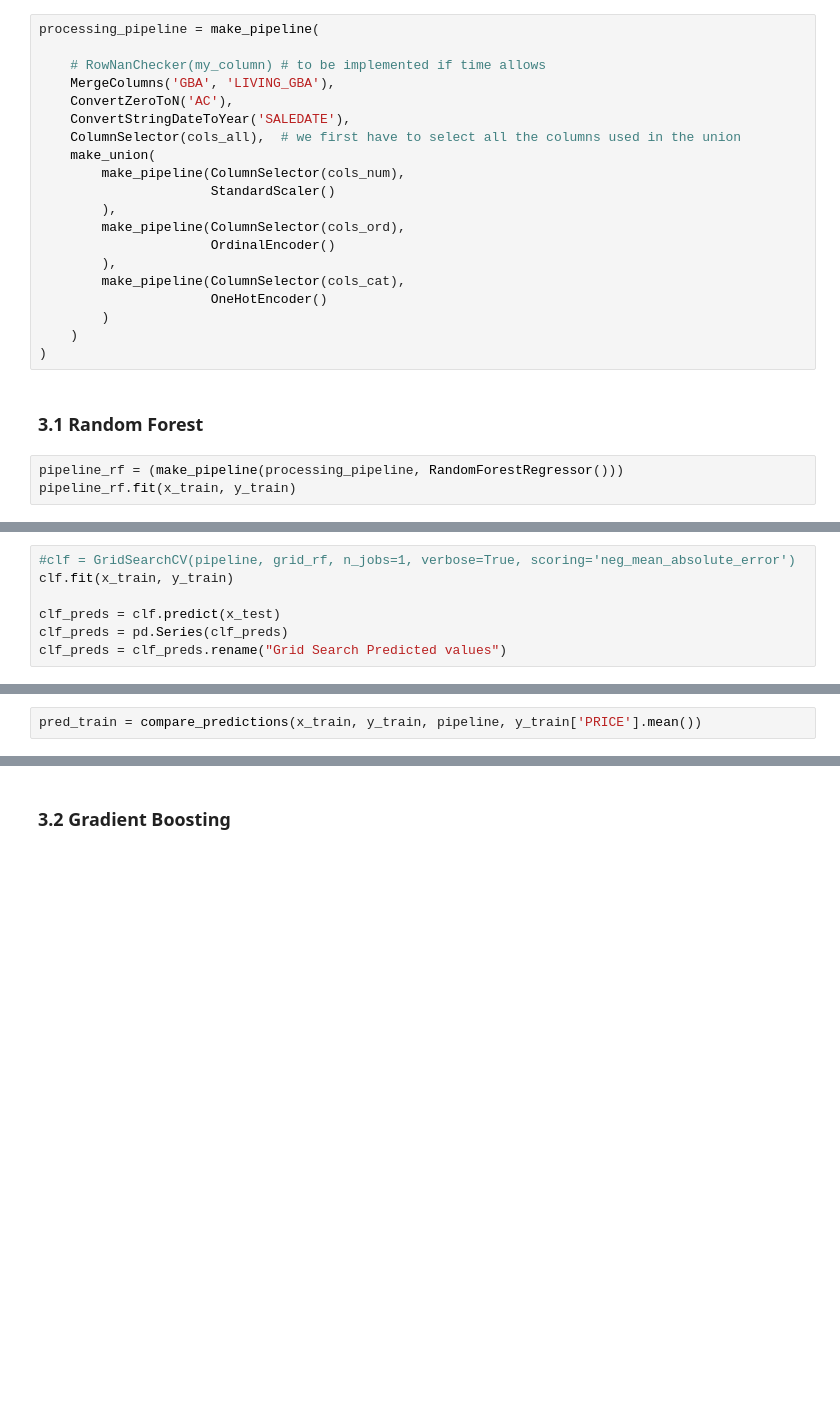
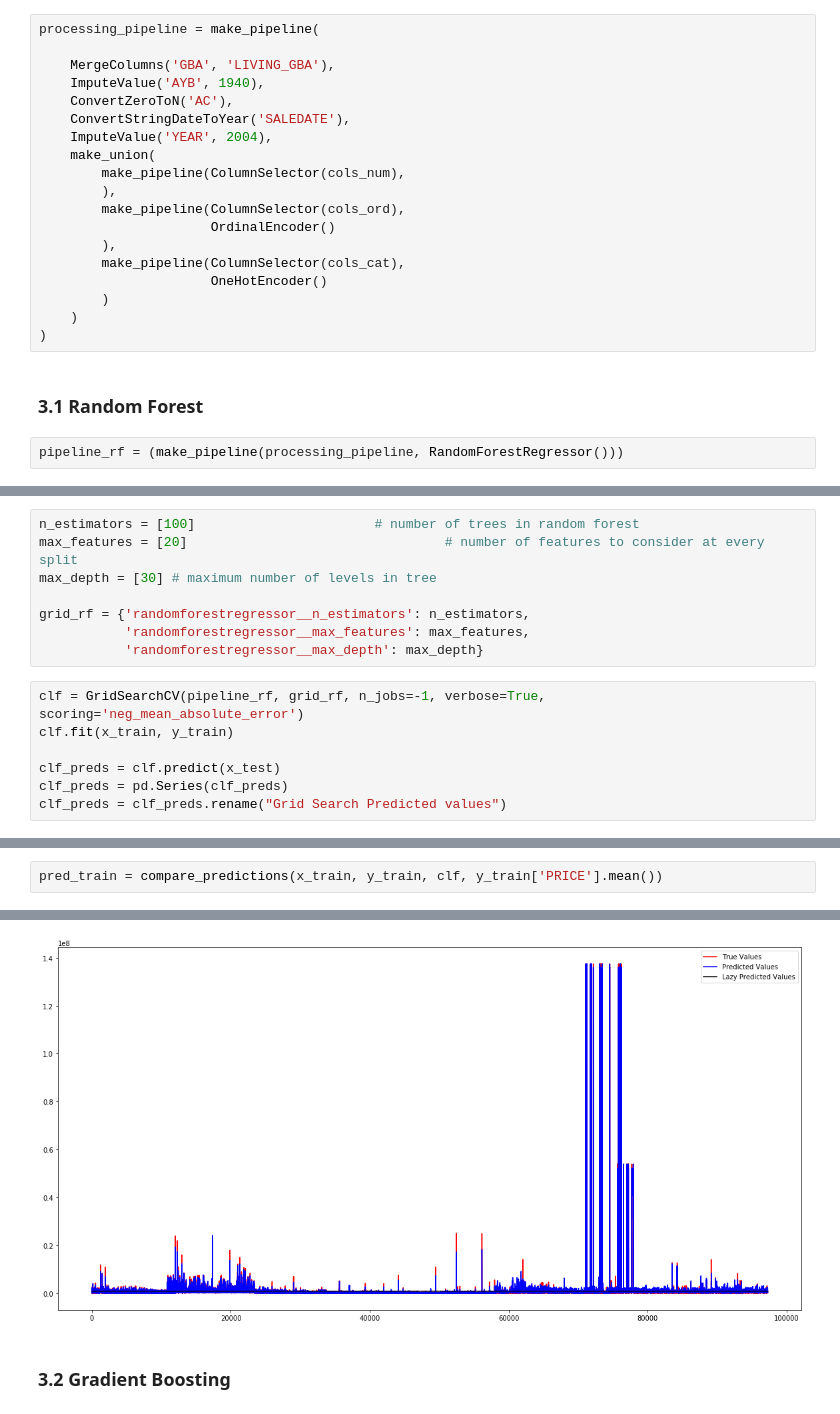
Before and after one commit to chriswegmann/dsr, a Jupyter notebook: day_18_challenge_grid_search.ipynb, the cells around one changed output, grey strips where cells are left out. Cells and saved outputs as stored; diff of their text form; blank space fills up the shorter version.

```diff
--- a/day_18_challenge_grid_search.ipynb
+++ b/day_18_challenge_grid_search.ipynb
@@ -50,14 +64,13 @@ cols_all = cols_num + cols_ord + cols_cat
 # %%
 processing_pipeline = make_pipeline(
 
-    # RowNanChecker(my_column) # to be implemented if time allows
     MergeColumns('GBA', 'LIVING_GBA'),
+    ImputeValue('AYB', 1940),
     ConvertZeroToN('AC'),
     ConvertStringDateToYear('SALEDATE'),
-    ColumnSelector(cols_all),  # we first have to select all the columns used in the union
+    ImputeValue('YEAR', 2004),
     make_union(
         make_pipeline(ColumnSelector(cols_num),
-                      StandardScaler()
         ),
         make_pipeline(ColumnSelector(cols_ord),
                       OrdinalEncoder()
@@ -71,5 +84,4 @@ processing_pipeline = make_pipeline(
 ### 3.1 Random Forest
 # %%
 pipeline_rf = (make_pipeline(processing_pipeline, RandomForestRegressor()))
-pipeline_rf.fit(x_train, y_train)
 # %%
@@ -81,8 +93,16 @@ max_depth.append(None)
 grid_rf = {'randomforestregressor__n_estimators': n_estimators,
            'randomforestregressor__max_features': max_features,
            'randomforestregressor__max_depth': max_depth}
+# %%
+n_estimators = [100]                       # number of trees in random forest
+max_features = [20]                                 # number of features to consider at every split
+max_depth = [30] # maximum number of levels in tree
+
+grid_rf = {'randomforestregressor__n_estimators': n_estimators,
+           'randomforestregressor__max_features': max_features,
+           'randomforestregressor__max_depth': max_depth}
 # %%
-#clf = GridSearchCV(pipeline, grid_rf, n_jobs=1, verbose=True, scoring='neg_mean_absolute_error')
+clf = GridSearchCV(pipeline_rf, grid_rf, n_jobs=-1, verbose=True, scoring='neg_mean_absolute_error')
 clf.fit(x_train, y_train)
 
 clf_preds = clf.predict(x_test)
@@ -96,2 +120,3 @@ best_params[0:10]
 # %%
-pred_train = compare_predictions(x_train, y_train, pipeline, y_train['PRICE'].mean())
+pred_train = compare_predictions(x_train, y_train, clf, y_train['PRICE'].mean())
+# %% [output]
@@ -98,3 +134,4 @@ pred_train = compare_predictions(x_train, y_train, pipeline, y_train['PRICE'].me
+[figure, added]
 # %% [markdown]
 ### 3.2 Gradient Boosting
 # %%
```
Also changed, not shown: parts of 21 cells of this notebook, 4 other files.
